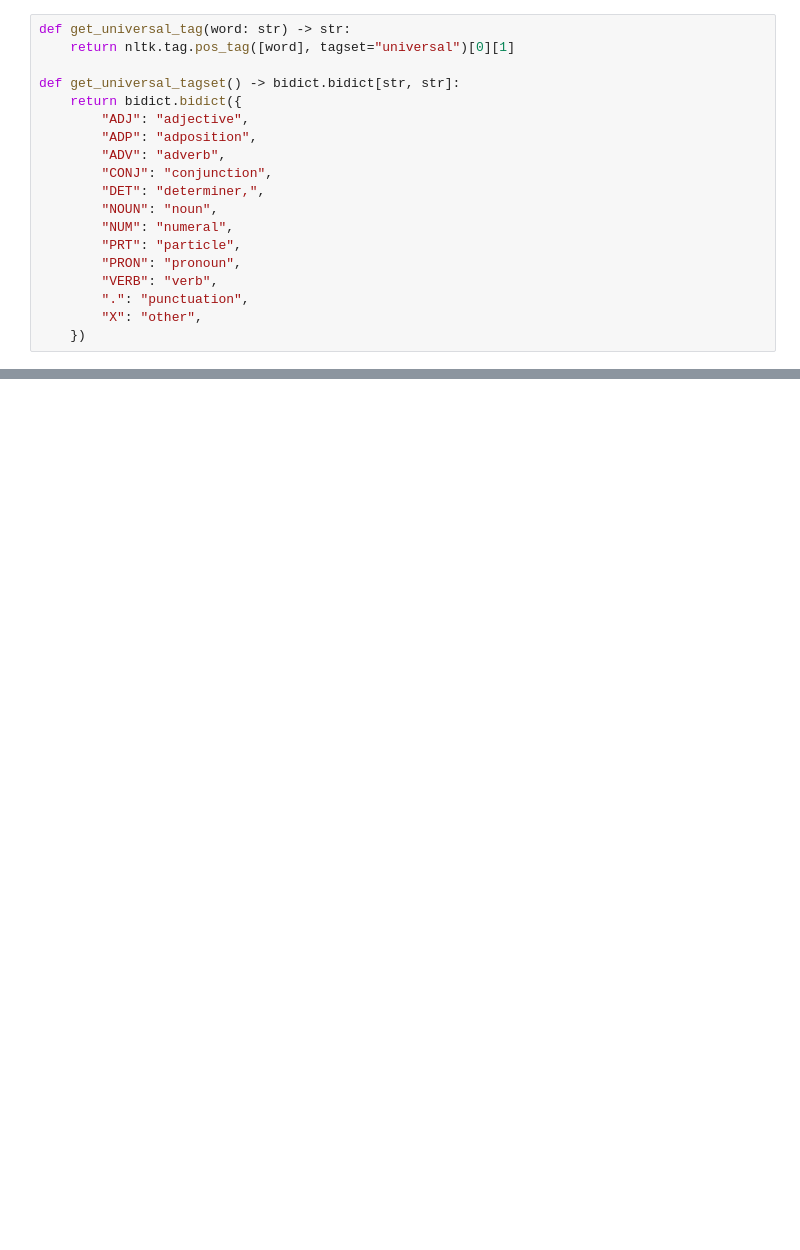
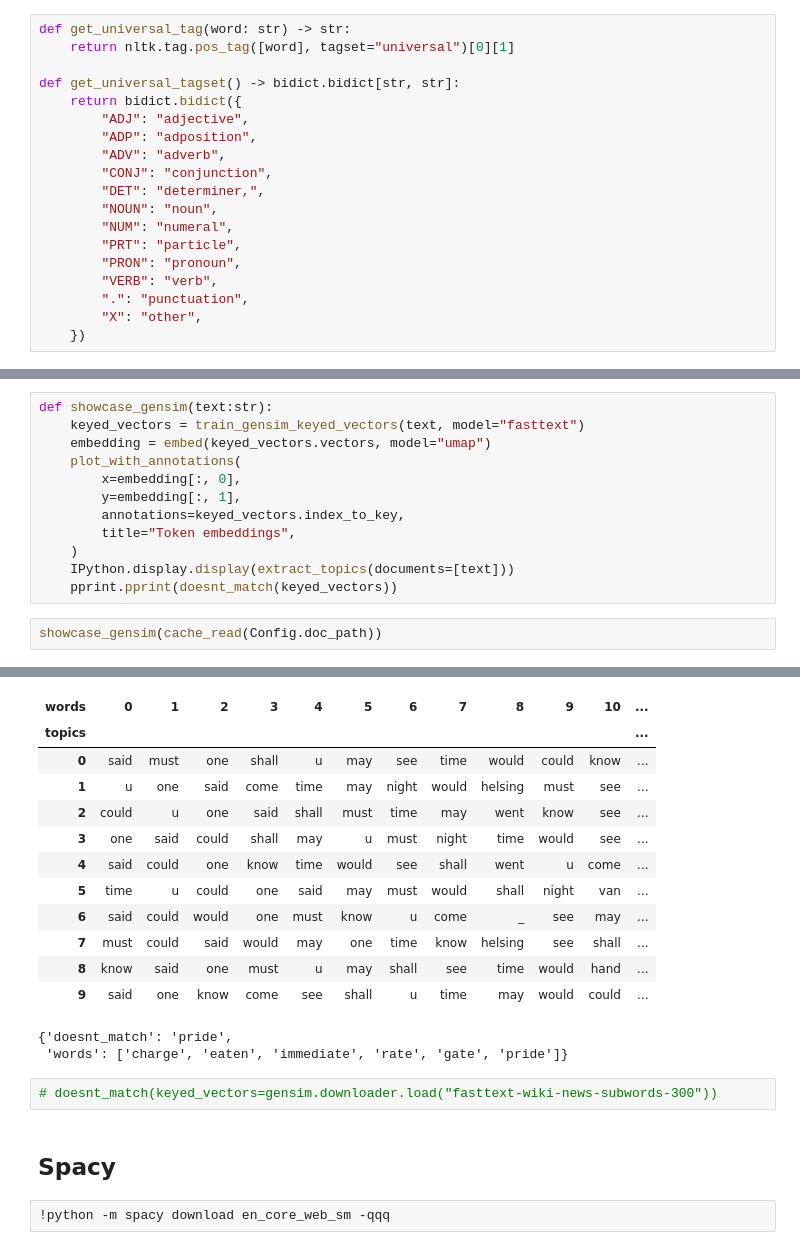
Before and after one commit to dkoshman/YSDA, a Jupyter notebook: machine_learning/playground_nlp.ipynb, the cells around one changed output, grey strips where cells are left out. Saved outputs shown, nothing was run; the diff lists cells and outputs as text; blank space fills up the shorter version.

```diff
--- a/machine_learning/playground_nlp.ipynb
+++ b/machine_learning/playground_nlp.ipynb
@@ -123,0 +231,15 @@ Tokens with context similar to 'terrible':
+# %%
+def showcase_gensim(text:str):
+    keyed_vectors = train_gensim_keyed_vectors(text, model="fasttext")
+    embedding = embed(keyed_vectors.vectors, model="umap")
+    plot_with_annotations(
+        x=embedding[:, 0],
+        y=embedding[:, 1],
+        annotations=keyed_vectors.index_to_key,
+        title="Token embeddings",
+    )
+    IPython.display.display(extract_topics(documents=[text]))
+    pprint.pprint(doesnt_match(keyed_vectors))
+# %%
+showcase_gensim(cache_read(Config.doc_path))
+# %% [output]
@@ -123,0 +248,20 @@ Tokens with context similar to 'terrible':
+| words | 0 | 1 | 2 | 3 | 4 | 5 | 6 | 7 | 8 | 9 | 10 | ... |
+| topics |  |  |  |  |  |  |  |  |  |  |  | ... |
+| 0 | said | must | one | shall | u | may | see | time | would | could | know | ... |
+| 1 | u | one | said | come | time | may | night | would | helsing | must | see | ... |
+| 2 | could | u | one | said | shall | must | time | may | went | know | see | ... |
+| 3 | one | said | could | shall | may | u | must | night | time | would | see | ... |
+| 4 | said | could | one | know | time | would | see | shall | went | u | come | ... |
+| 5 | time | u | could | one | said | may | must | would | shall | night | van | ... |
+| 6 | said | could | would | one | must | know | u | come | _ | see | may | ... |
+| 7 | must | could | said | would | may | one | time | know | helsing | see | shall | ... |
+| 8 | know | said | one | must | u | may | shall | see | time | would | hand | ... |
+| 9 | said | one | know | come | see | shall | u | time | may | would | could | ... |
+{'doesnt_match': 'pride',
+ 'words': ['charge', 'eaten', 'immediate', 'rate', 'gate', 'pride']}
+# %%
+# doesnt_match(keyed_vectors=gensim.downloader.load("fasttext-wiki-news-subwords-300"))
+# %% [markdown]
+## Spacy
+# %%
+!python -m spacy download en_core_web_sm -qqq
```
Also changed, not shown: parts of 17 cells of this notebook.
